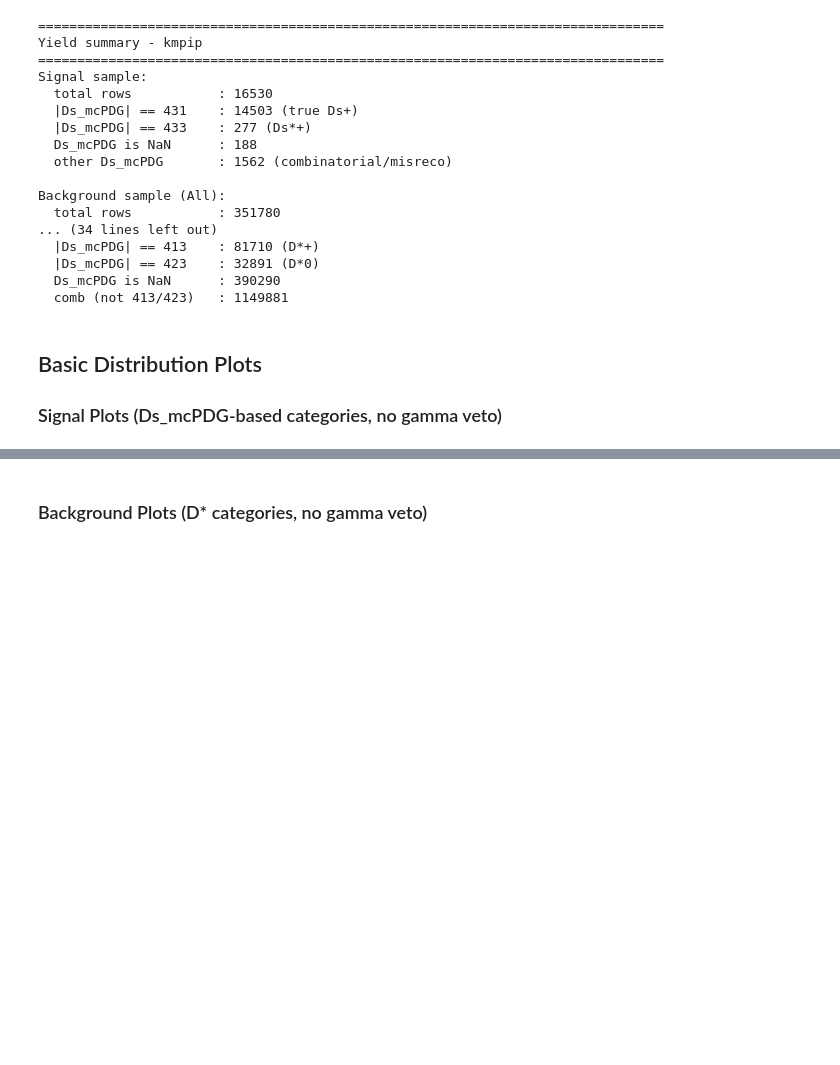
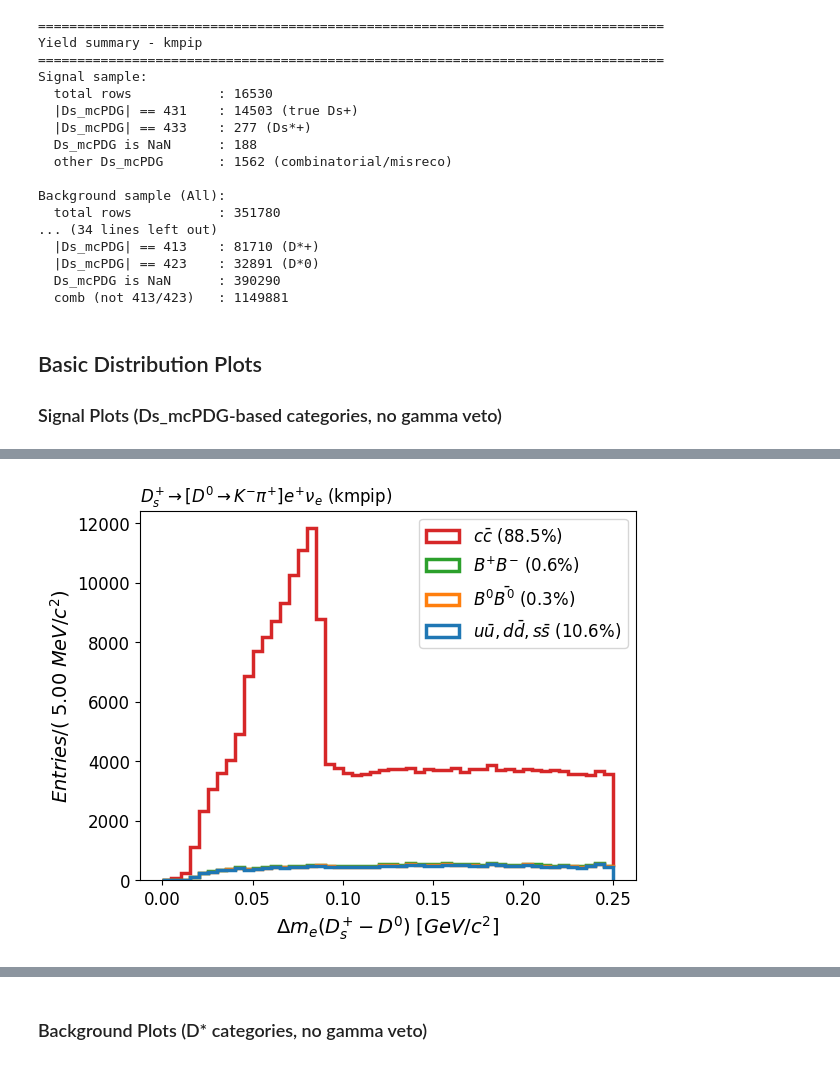
Before and after one commit to AdilmubarakHEP/Ds2D0enue_Analysis, a Jupyter notebook: 07-Python/Plots_and_Tables/AL02-Baseline_Sample_Analysis.ipynb, the cells around one changed output, grey strips where cells are left out. Saved outputs shown, nothing was run; the diff lists cells and outputs as text; code cells hidden in the pictures; blank space fills up the shorter version.

```diff
--- a/07-Python/Plots_and_Tables/AL02-Baseline_Sample_Analysis.ipynb
+++ b/07-Python/Plots_and_Tables/AL02-Baseline_Sample_Analysis.ipynb
@@ -405,0 +400,97 @@ Signal kmpippi0_eff20_May2020, Ds_massDifference_0, Width Per Bin: 5.00 MeV
+# %%
+Stacked = True
+Density = False
+Bins = 50
+
+def plot_bkg_composition(var, var_label, var_range):
+    for mode in decay_config.keys():
+        print(f"\n{'='*80}")
+        print(f"Background composition for {var} in mode {mode}")
+        print('='*80)
+
+        # per-mode dataframes
+        df_ccbar   = DataFrames[f"ccbar_{mode}"]
+        df_charged = DataFrames[f"charged_{mode}"]
+        df_mixed   = DataFrames[f"mixed_{mode}"]
+        df_ddbar   = DataFrames[f"ddbar_{mode}"]
+        df_ssbar   = DataFrames[f"ssbar_{mode}"]
+        df_uubar   = DataFrames[f"uubar_{mode}"]
+
+        # merge light quark samples into uds
+        df_uds = pd.concat([df_uubar, df_ddbar, df_ssbar], ignore_index=True)
+
+        # no gamma veto here: just drop NaNs in the plotted variable
+        ccbar_vals   = df_ccbar[var].dropna()
+        charged_vals = df_charged[var].dropna()
+        mixed_vals   = df_mixed[var].dropna()
+        uds_vals     = df_uds[var].dropna()
+
+        # total background counts for fractions
+        n_ccbar   = len(ccbar_vals)
+        n_charged = len(charged_vals)
+        n_mixed   = len(mixed_vals)
+        n_uds     = len(uds_vals)
+
+        n_bkg_tot = n_ccbar + n_charged + n_mixed + n_uds
+        if n_bkg_tot == 0:
+            print("  No background entries for this variable/mode, skipping.")
+            continue
+
+        frac_ccbar   = 100.0 * n_ccbar   / n_bkg_tot
+        frac_charged = 100.0 * n_charged / n_bkg_tot
+        frac_mixed   = 100.0 * n_mixed   / n_bkg_tot
+        frac_uds     = 100.0 * n_uds     / n_bkg_tot
+
+        perBin = ((var_range[1] - var_range[0]) / Bins) * 1000
+        print(f"  Width Per Bin: {perBin:.2f} MeV")
+        print(f"  N_bkg total = {n_bkg_tot}")
+        print(f"    ccbar   : {n_ccbar} ({frac_ccbar:.1f}%)")
+        print(f"    charged : {n_charged} ({frac_charged:.1f}%)")
+        print(f"    mixed   : {n_mixed} ({frac_mixed:.1f}%)")
+        print(f"    uds     : {n_uds} ({frac_uds:.1f}%)")
+
+        labels = [
+            r'$c\bar{{c}}$' + f' ({frac_ccbar:.1f}%)',
+            r'$B^{+} B^{-}$' + f' ({frac_charged:.1f}%)',
+            r'$B^{0} \bar{B^{0}}$' + f' ({frac_mixed:.1f}%)',
+            r'$u \bar{u}, d \bar{d}, s \bar{s}$' + f' ({frac_uds:.1f}%)'
+        ]
+
+        data = [ccbar_vals, charged_vals, mixed_vals, uds_vals]
+
+        plt.hist(
+            data[::-1],
+            label=labels[::-1],
+            density=Density,
+            stacked=Stacked,
+            bins=Bins,
+            alpha=1,
+            histtype='step',
+            linewidth=2.5,
+            range=var_range
+        )
+
+        plt.title(r'$D_s^{+} \rightarrow [D^{0} \rightarrow K^{-} \pi^{+}] e^{+} \nu_{e}$'
+                  + f' ({mode})',
+                  loc="left")
+        plt.ylabel(r'$Entries/(\; {width:.2f}\;MeV/c^2)$'.format(width=perBin))
+        plt.xlabel(var_label)
+        plt.legend()
+        plt.show()
+
+
+# %%
+# Call for Ds_massDifference_0 (Δm_e) and Ds_diff_D0pi (Δm_π)
+
+plot_bkg_composition(
+    var='Ds_massDifference_0',
+    var_label=r'$\Delta m_e(D_s^{+} - D^{0})\;[GeV/c^{2}]$',
+    var_range=[0.0, 0.25]
+)
+
+plot_bkg_composition(
+    var='Ds_diff_D0pi',
+    var_label=r'$\Delta m_{\pi}(D_s^{+} - D^{0})\;[GeV/c^{2}]$',
+    var_range=[0.1, 0.5]
+)
+# %% [output]
@@ -405,0 +506 @@ Signal kmpippi0_eff20_May2020, Ds_massDifference_0, Width Per Bin: 5.00 MeV
+[figure, added]
```
Also changed, not shown: parts of 11 cells of this notebook, 11 other files.
